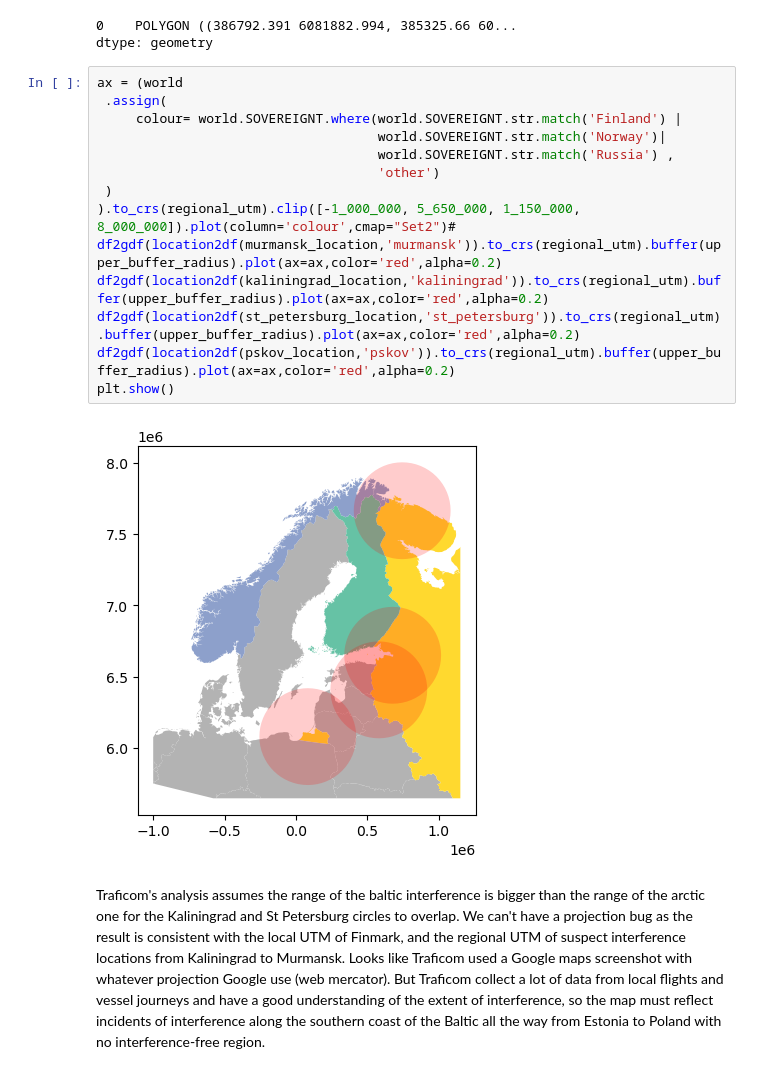
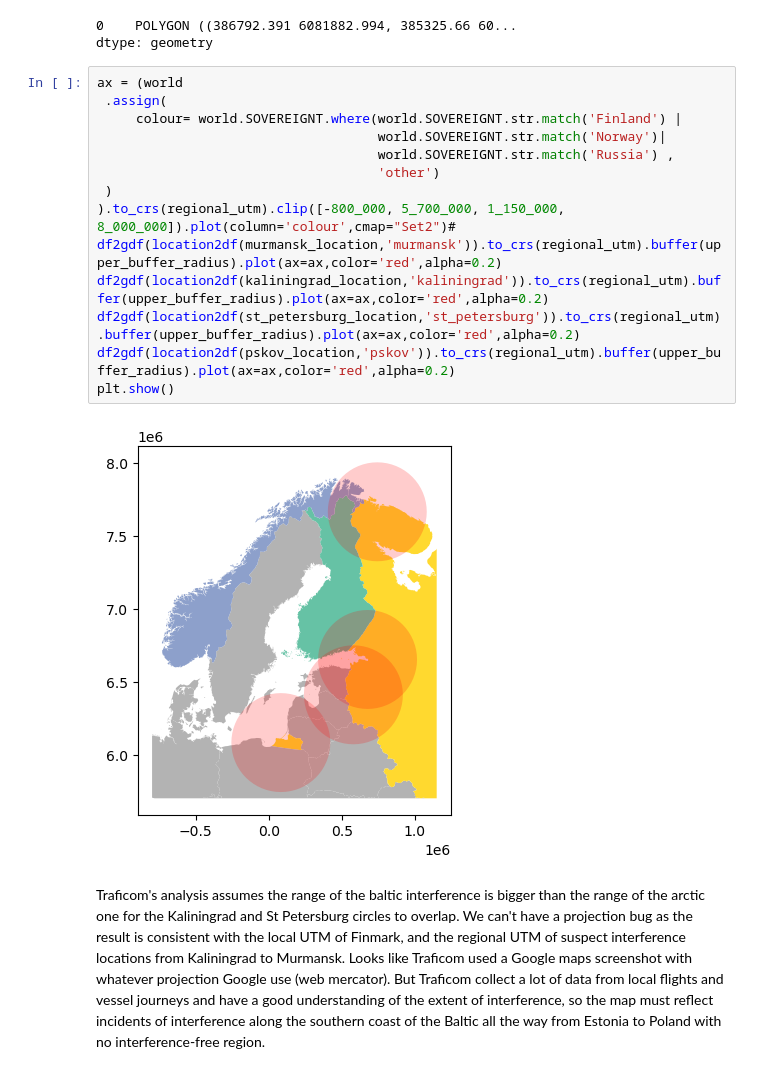
Before and after one commit to stelios-c/GPS_analysis, a Jupyter notebook: scandi_baltic/Finland_map.ipynb, the cells around one changed output. Saved outputs shown, nothing was run; the diff lists cells and outputs as text.

```diff
--- a/scandi_baltic/Finland_map.ipynb
+++ b/scandi_baltic/Finland_map.ipynb
@@ -326,19 +326,19 @@ dtype: geometry
 # %%
 ax = (world
  .assign(
      colour= world.SOVEREIGNT.where(world.SOVEREIGNT.str.match('Finland') |
                                     world.SOVEREIGNT.str.match('Norway')|
                                     world.SOVEREIGNT.str.match('Russia') ,
                                     'other')
  )
-).to_crs(regional_utm).clip([-1_000_000, 5_650_000, 1_150_000, 8_000_000]).plot(column='colour',cmap="Set2")#
+).to_crs(regional_utm).clip([-800_000, 5_700_000, 1_150_000, 8_000_000]).plot(column='colour',cmap="Set2")#
 df2gdf(location2df(murmansk_location,'murmansk')).to_crs(regional_utm).buffer(upper_buffer_radius).plot(ax=ax,color='red',alpha=0.2)
 df2gdf(location2df(kaliningrad_location,'kaliningrad')).to_crs(regional_utm).buffer(upper_buffer_radius).plot(ax=ax,color='red',alpha=0.2)
 df2gdf(location2df(st_petersburg_location,'st_petersburg')).to_crs(regional_utm).buffer(upper_buffer_radius).plot(ax=ax,color='red',alpha=0.2)
 df2gdf(location2df(pskov_location,'pskov')).to_crs(regional_utm).buffer(upper_buffer_radius).plot(ax=ax,color='red',alpha=0.2)
 plt.show()
 # %% [output]
-[figure, old version]
+[figure, new version]
 # %% [markdown]
 Traficom's analysis assumes the range of the baltic interference is bigger than the range of the arctic one for the Kaliningrad and St Petersburg circles to overlap. We can't have a projection bug as the result is consistent with the local UTM of Finmark, and the regional UTM of suspect interference locations from Kaliningrad to Murmansk. Looks like Traficom used a Google maps screenshot with whatever projection Google use (web mercator). But Traficom collect a lot of data from local flights and vessel journeys and have a good understanding of the extent of interference, so the map must reflect incidents of interference along the southern coast of the Baltic all the way from Estonia to Poland with no interference-free region.
 # %%
```
